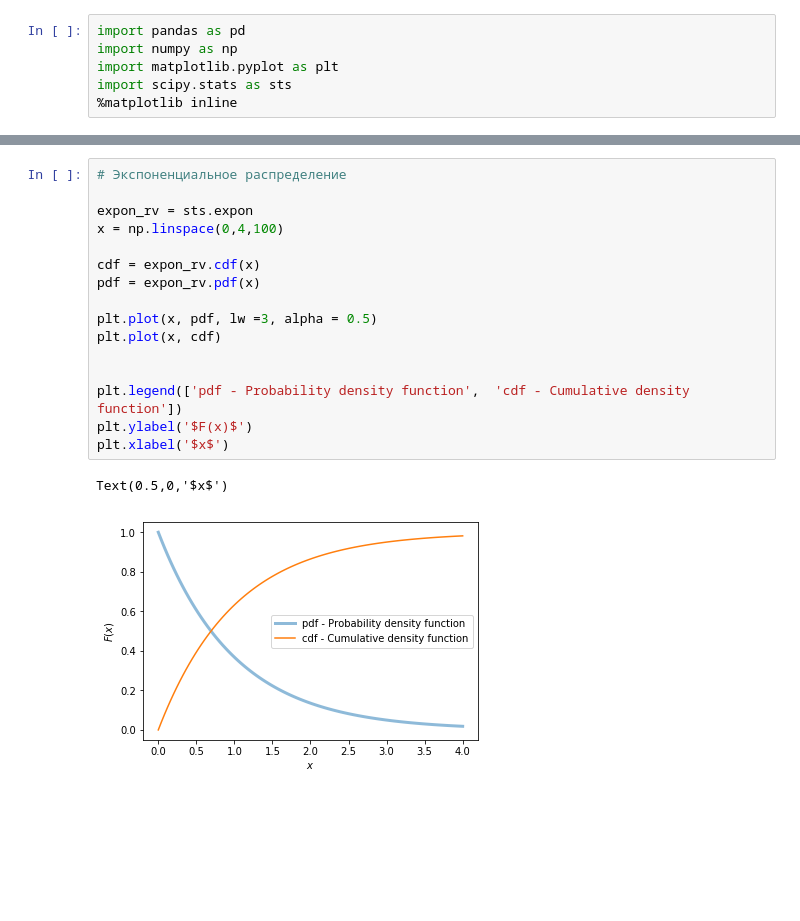
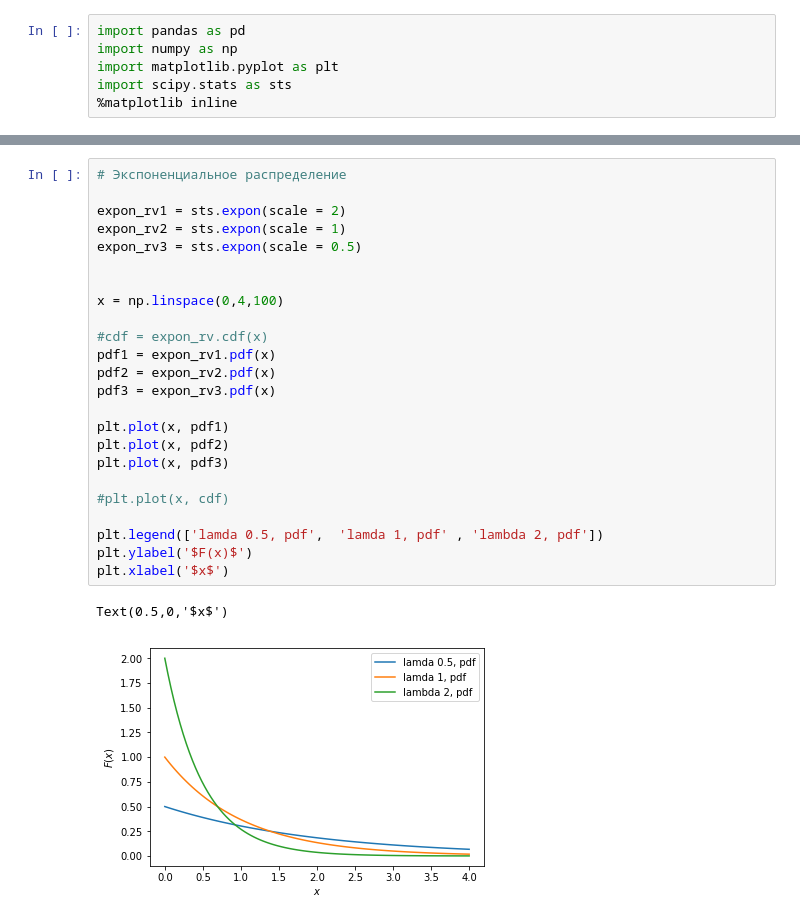
Before and after one commit to olgamonahova/python, a Jupyter notebook: Статистика ДЗ 1.ipynb, the cells around one changed output, grey strips where cells are left out. Cells and saved outputs as stored; diff of their text form; blank space fills up the shorter version.

```diff
--- a/Статистика ДЗ 1.ipynb
+++ b/Статистика ДЗ 1.ipynb
@@ -39,19 +65,27 @@ ax = sns.distplot(data_poisson,
 # %%
 # Экспоненциальное распределение
 
-expon_rv = sts.expon
+expon_rv1 = sts.expon(scale = 2)
+expon_rv2 = sts.expon(scale = 1)
+expon_rv3 = sts.expon(scale = 0.5)
+
+
 x = np.linspace(0,4,100)
 
-cdf = expon_rv.cdf(x)
-pdf = expon_rv.pdf(x)
+#cdf = expon_rv.cdf(x)
+pdf1 = expon_rv1.pdf(x)
+pdf2 = expon_rv2.pdf(x)
+pdf3 = expon_rv3.pdf(x)
 
-plt.plot(x, pdf, lw =3, alpha = 0.5)
-plt.plot(x, cdf)
+plt.plot(x, pdf1)
+plt.plot(x, pdf2)
+plt.plot(x, pdf3)
 
+#plt.plot(x, cdf)
 
-plt.legend(['pdf - Probability density function',  'cdf - Cumulative density function'])
+plt.legend(['lamda 0.5, pdf',  'lamda 1, pdf' , 'lambda 2, pdf'])
 plt.ylabel('$F(x)$')
 plt.xlabel('$x$')
 # %% [output]
 Text(0.5,0,'$x$')
-[figure, old version]
+[figure, new version]
```
Also changed, not shown: parts of 8 cells of this notebook.
